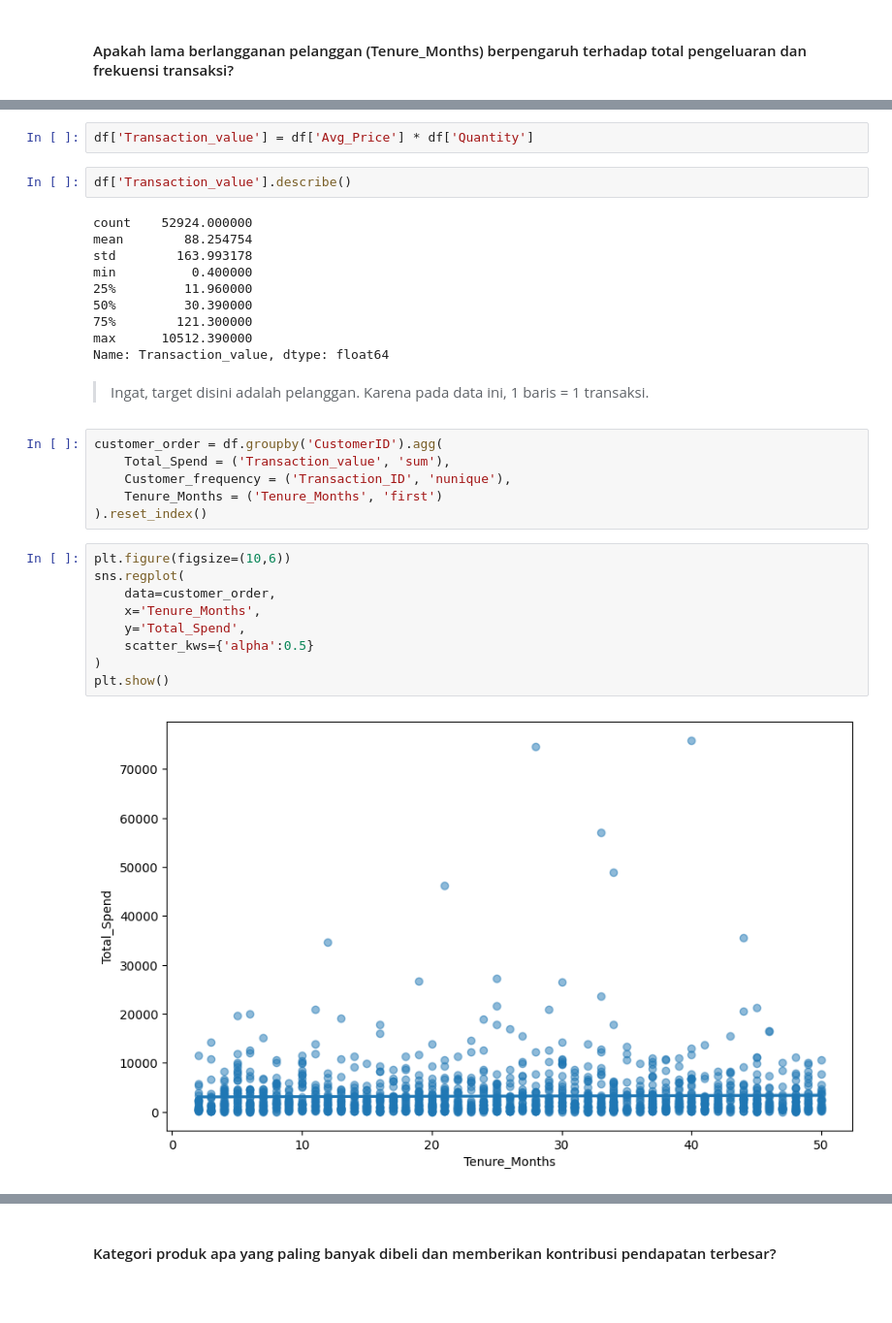
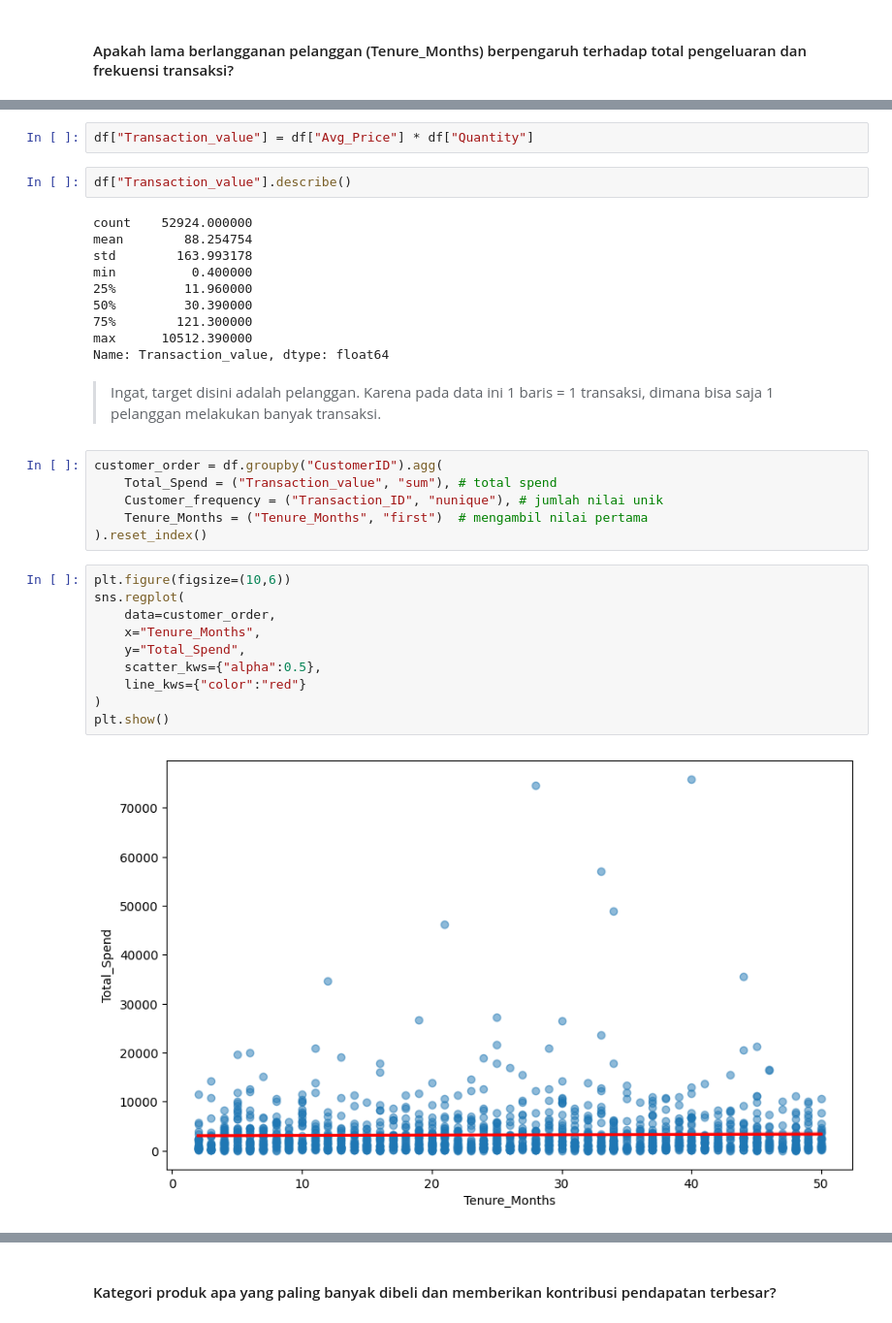
Before and after one commit to Yusuf-IR08/online-shopping-analys, a Jupyter notebook: shopping_analys.ipynb, the cells around one changed output, grey strips where cells are left out. Shown at 97% size. Drawn from its saved outputs; the diff is of its cells as text; blank space fills up the shorter version.

```diff
--- a/shopping_analys.ipynb
+++ b/shopping_analys.ipynb
@@ -223,9 +274,9 @@ df[['Avg_Price', 'Quantity']].describe()
 | 75% | 102.130000 | 2.000000 |
 | max | 355.740000 | 900.000000 |
 # %%
-df['Transaction_value'] = df['Avg_Price'] * df['Quantity']
+df["Transaction_value"] = df["Avg_Price"] * df["Quantity"]
 # %%
-df['Transaction_value'].describe()
+df["Transaction_value"].describe()
 # %% [output]
 count    52924.000000
 mean        88.254754
@@ -237,24 +288,25 @@ min          0.400000
 max      10512.390000
 Name: Transaction_value, dtype: float64
 # %% [markdown]
-> Ingat, target disini adalah pelanggan. Karena pada data ini, 1 baris = 1 transaksi.
+> Ingat, target disini adalah pelanggan. Karena pada data ini 1 baris = 1 transaksi, dimana bisa saja 1 pelanggan melakukan banyak transaksi.
 # %%
-customer_order = df.groupby('CustomerID').agg(
-    Total_Spend = ('Transaction_value', 'sum'),
-    Customer_frequency = ('Transaction_ID', 'nunique'),
-    Tenure_Months = ('Tenure_Months', 'first')
+customer_order = df.groupby("CustomerID").agg(
+    Total_Spend = ("Transaction_value", "sum"), # total spend
+    Customer_frequency = ("Transaction_ID", "nunique"), # jumlah nilai unik
+    Tenure_Months = ("Tenure_Months", "first")  # mengambil nilai pertama
 ).reset_index()
 # %%
 plt.figure(figsize=(10,6))
 sns.regplot(
     data=customer_order,
-    x='Tenure_Months',
-    y='Total_Spend',
-    scatter_kws={'alpha':0.5}
+    x="Tenure_Months",
+    y="Total_Spend",
+    scatter_kws={"alpha":0.5},
+    line_kws={"color":"red"}
 )
 plt.show()
 # %% [output]
-[figure, old version]
+[figure, new version]
 # %%
 plt.figure(figsize=(10,6))
 sns.regplot(
```
Also changed, not shown: parts of 88 cells of this notebook.
